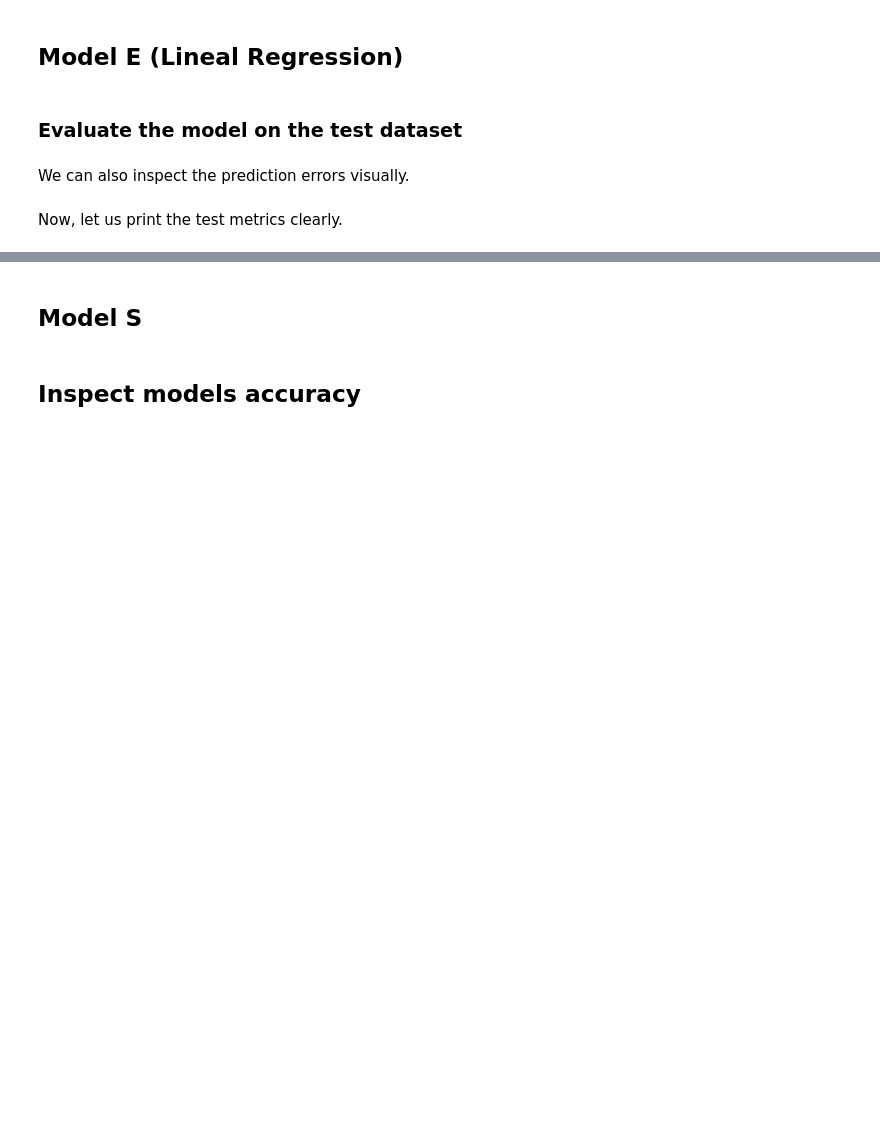
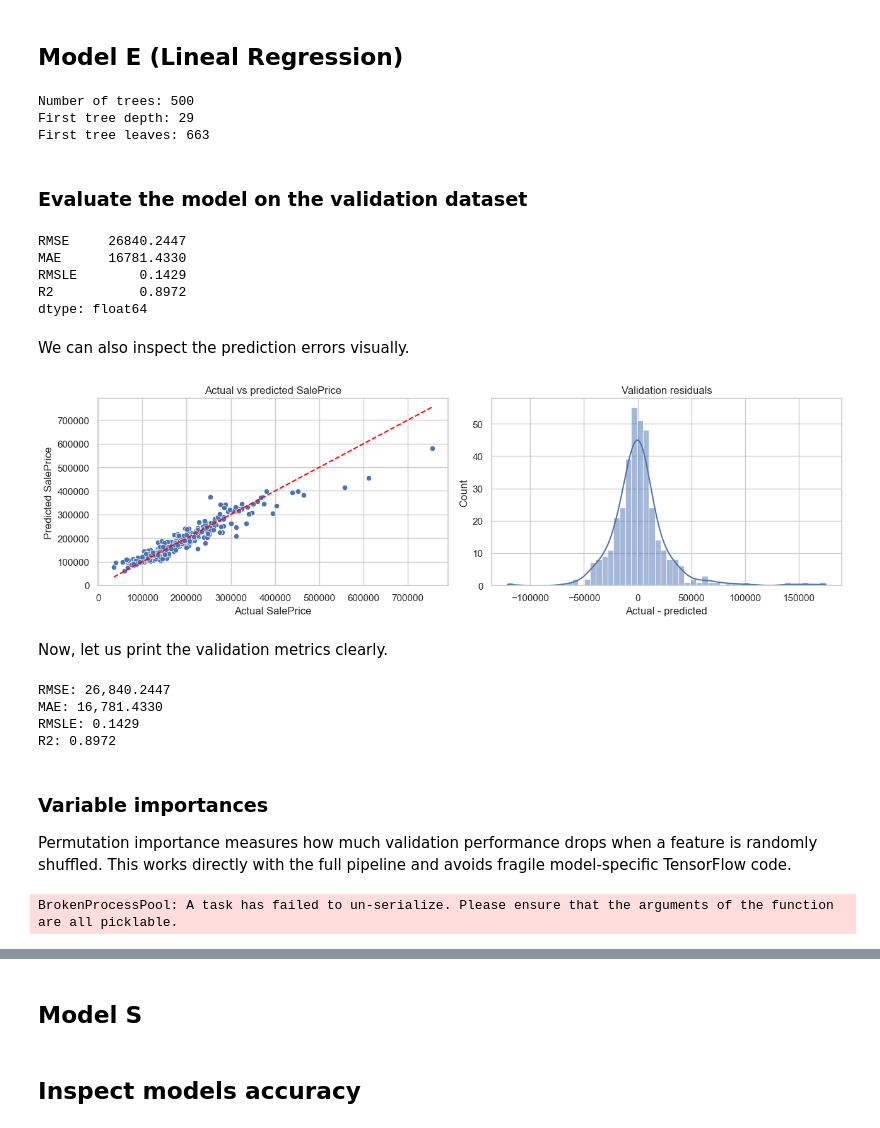
Before and after one commit to MimiKat-Fir/house-prices-prediction-ai-project, a Jupyter notebook: notebooks/house-prices-prediction-using-tfdf_our_notebook.ipynb, the cells around one changed output, grey strips where cells are left out. Saved outputs shown, nothing was run; the diff lists cells and outputs as text; code cells hidden in the pictures; blank space fills up the shorter version.

```diff
--- a/notebooks/house-prices-prediction-using-tfdf_our_notebook.ipynb
+++ b/notebooks/house-prices-prediction-using-tfdf_our_notebook.ipynb
@@ -244,15 +248,26 @@ lr_model.fit(X_train, y_train)
+# %%
+forest = rf_model.named_steps["model"]
+first_tree = forest.estimators_[0]
+
+print(f"Number of trees: {len(forest.estimators_)}")
+print(f"First tree depth: {first_tree.get_depth()}")
+print(f"First tree leaves: {first_tree.get_n_leaves()}")
+# %% [output]
+Number of trees: 500
+First tree depth: 29
+First tree leaves: 663
 # %% [markdown]
-### Evaluate the model on the test dataset
+### Evaluate the model on the validation dataset
 # %%
-test_predictions = lr_model.predict(X_test)
+valid_predictions = rf_model.predict(X_valid)
 
-rmse = np.sqrt(mean_squared_error(y_test, test_predictions))
-mae = mean_absolute_error(y_test, test_predictions)
-r2 = r2_score(y_test, test_predictions)
+rmse = np.sqrt(mean_squared_error(y_valid, valid_predictions))
+mae = mean_absolute_error(y_valid, valid_predictions)
+r2 = r2_score(y_valid, valid_predictions)
 rmsle = np.sqrt(
     mean_squared_error(
-        np.log1p(y_test),
-        np.log1p(np.maximum(test_predictions, 0)),
+        np.log1p(y_valid),
+        np.log1p(np.maximum(valid_predictions, 0)),
     )
 )
 
@@ -265,26 +280,64 @@ metrics = pd.Series(
     }
 )
 metrics.round(4)
+# %% [output]
+RMSE     26840.2447
+MAE      16781.4330
+RMSLE        0.1429
+R2           0.8972
+dtype: float64
 # %% [markdown]
 We can also inspect the prediction errors visually.
 # %%
-residuals = y_test - test_predictions
+residuals = y_valid - valid_predictions
 
 fig, axes = plt.subplots(1, 2, figsize=(13, 4))
-sns.scatterplot(x=y_test, y=test_predictions, ax=axes[0])
-axes[0].plot([y_test.min(), y_test.max()], [y_test.min(), y_test.max()], color="red", linestyle="--")
+sns.scatterplot(x=y_valid, y=valid_predictions, ax=axes[0])
+axes[0].plot([y_valid.min(), y_valid.max()], [y_valid.min(), y_valid.max()], color="red", linestyle="--")
 axes[0].set_title("Actual vs predicted SalePrice")
 axes[0].set_xlabel("Actual SalePrice")
 axes[0].set_ylabel("Predicted SalePrice")
 
 sns.histplot(residuals, kde=True, ax=axes[1])
-axes[1].set_title("Test residuals")
+axes[1].set_title("Validation residuals")
 axes[1].set_xlabel("Actual - predicted")
 
 plt.tight_layout()
 plt.show()
+# %% [output]
+[figure, added]
 # %% [markdown]
-Now, let us print the test metrics clearly.
+Now, let us print the validation metrics clearly.
 # %%
 for name, value in metrics.items():
     print(f"{name}: {value:,.4f}")
+# %% [output]
+RMSE: 26,840.2447
+MAE: 16,781.4330
+RMSLE: 0.1429
+R2: 0.8972
+# %% [markdown]
+### Variable importances
+
+Permutation importance measures how much validation performance drops when a feature is randomly shuffled. This works directly with the full pipeline and avoids fragile model-specific TensorFlow code.
+# %%
+importance_result = permutation_importance(
+    rf_model,
+    X_valid,
+    y_valid,
+    n_repeats=10,
+    random_state=RANDOM_STATE,
+    n_jobs=-1,
+)
+
+feature_importance_df = pd.DataFrame(
+    {
+        "feature": X_valid.columns,
+        "importance_mean": importance_result.importances_mean,
+        "importance_std": importance_result.importances_std,
+    }
+).sort_values("importance_mean", ascending=False)
+
+feature_importance_df.head(15)
+# %% [output]
+BrokenProcessPool: A task has failed to un-serialize. Please ensure that the arguments of the function are all picklable.
```
Also changed, not shown: parts of 14 cells of this notebook, 2 other files.
